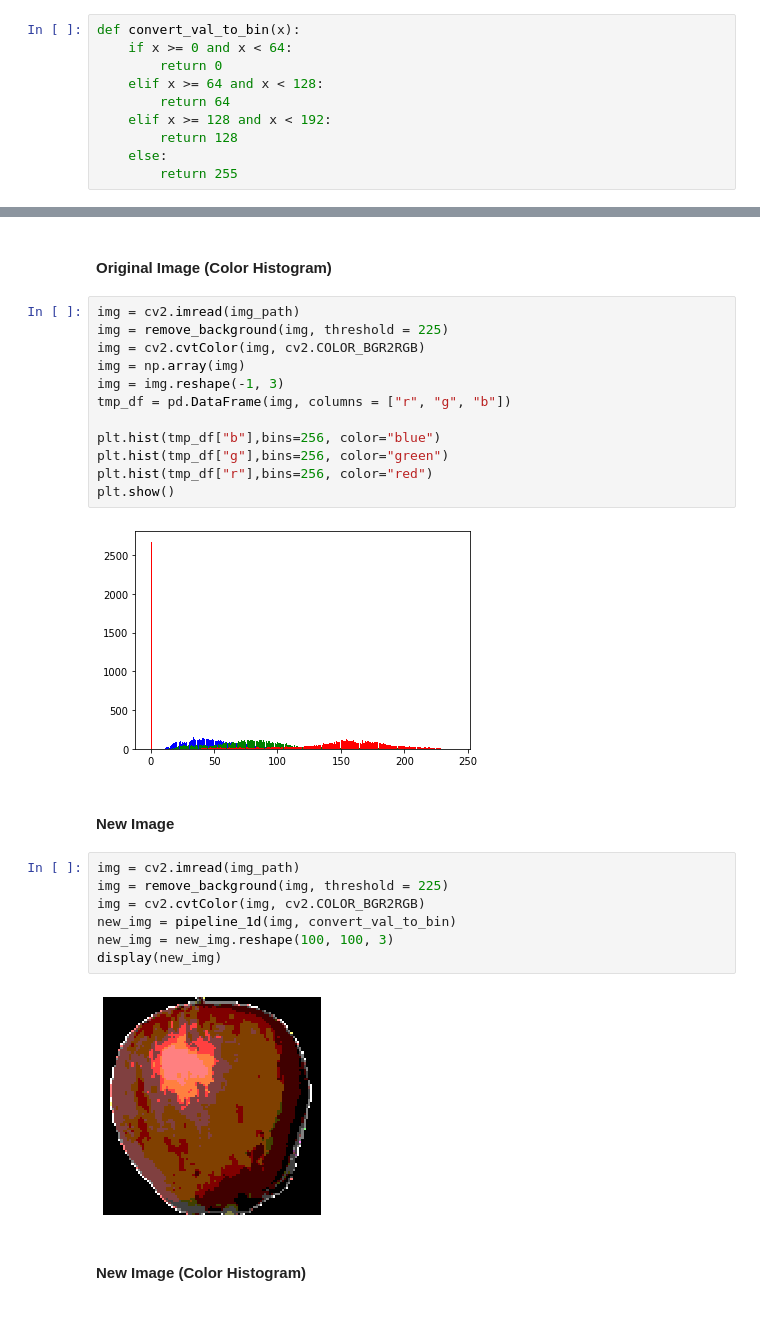
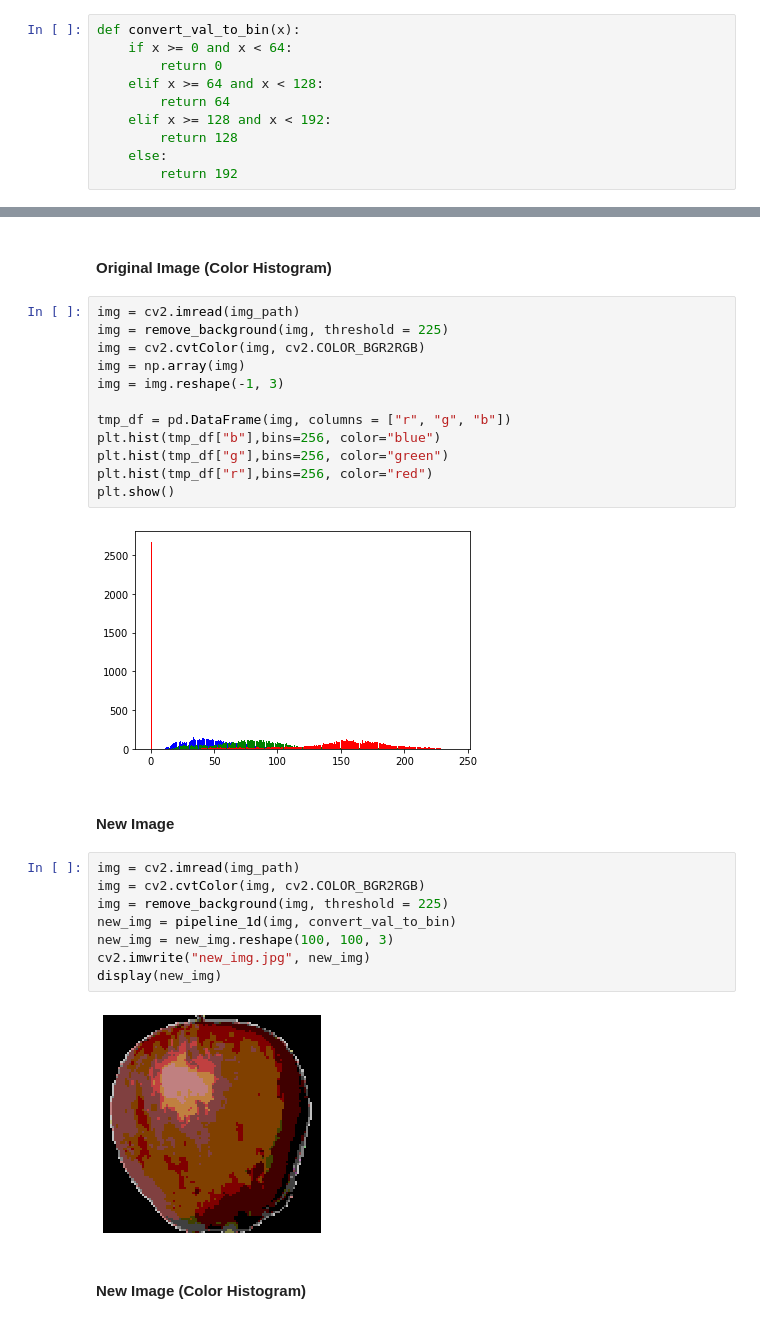
Before and after one commit to Neix20/MiniProject, a Jupyter notebook: Chapter 4 - Report 1.ipynb, the cells around one changed output, grey strips where cells are left out. Saved outputs shown, nothing was run; the diff lists cells and outputs as text.

```diff
--- a/Chapter 4 - Report 1.ipynb
+++ b/Chapter 4 - Report 1.ipynb
@@ -245,4 +245,4 @@ def convert_val_to_bin(x):
     elif x >= 128 and x < 192:
         return 128
     else:
-        return 255
+        return 192
@@ -272,8 +285,8 @@ img = remove_background(img, threshold = 225)
 img = cv2.cvtColor(img, cv2.COLOR_BGR2RGB)
 img = np.array(img)
 img = img.reshape(-1, 3)
+
 tmp_df = pd.DataFrame(img, columns = ["r", "g", "b"])
-
 plt.hist(tmp_df["b"],bins=256, color="blue")
 plt.hist(tmp_df["g"],bins=256, color="green")
 plt.hist(tmp_df["r"],bins=256, color="red")
@@ -284,13 +297,14 @@ plt.show()
 #### New Image
 # %%
 img = cv2.imread(img_path)
+img = cv2.cvtColor(img, cv2.COLOR_BGR2RGB)
 img = remove_background(img, threshold = 225)
-img = cv2.cvtColor(img, cv2.COLOR_BGR2RGB)
 new_img = pipeline_1d(img, convert_val_to_bin)
 new_img = new_img.reshape(100, 100, 3)
+cv2.imwrite("new_img.jpg", new_img)
 display(new_img)
 # %% [output]
-[figure, old version]
+[figure, new version]
 # %% [markdown]
 #### New Image (Color Histogram)
 # %%
```
Also changed, not shown: parts of 23 cells of this notebook, 4 other files.
